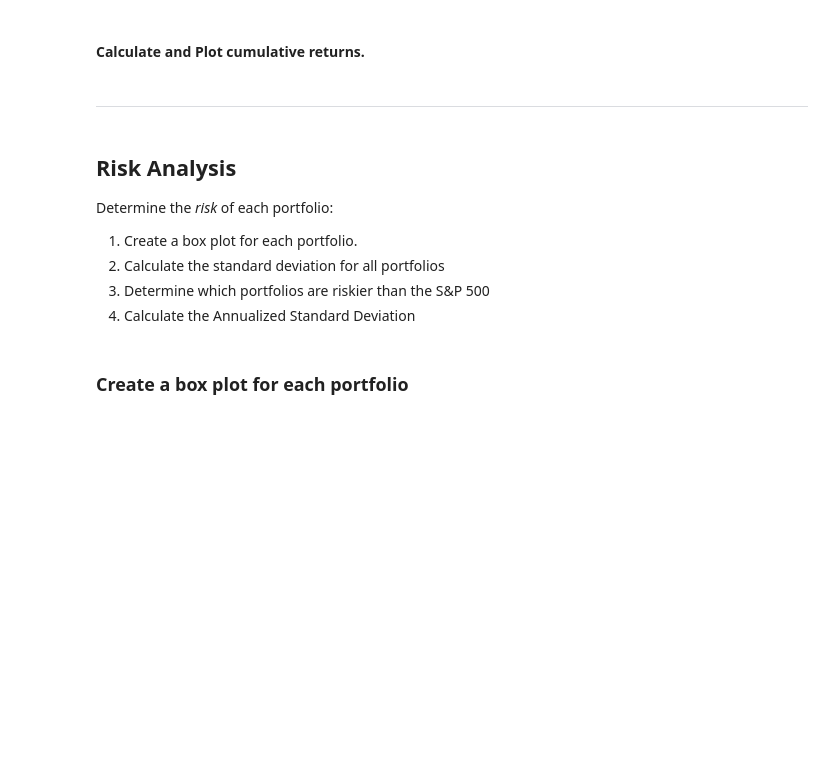
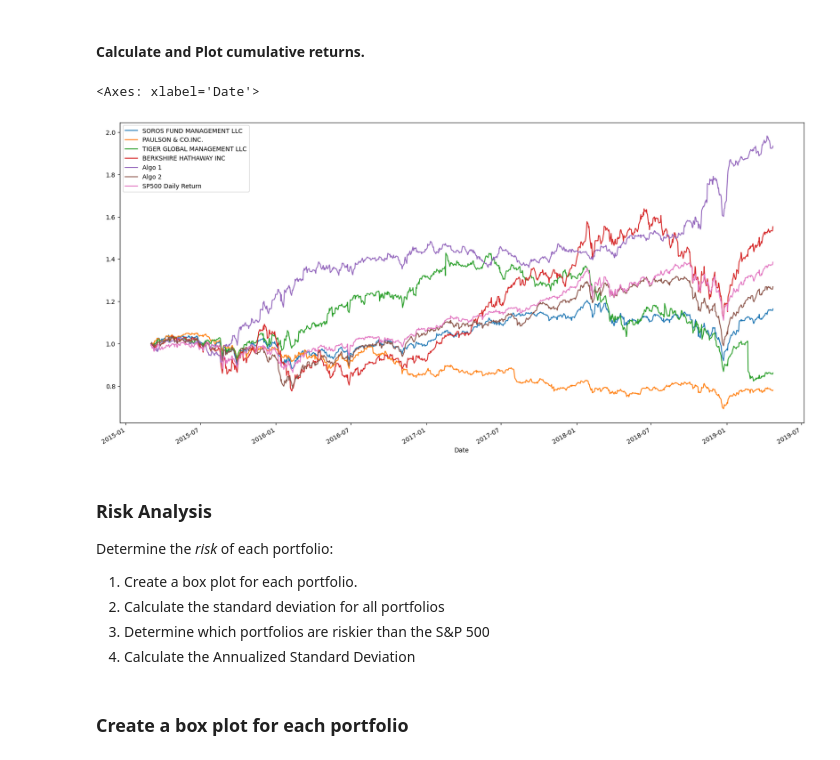
Before and after one commit to gerxxoo/Module_4_challenge, a Jupyter notebook: Starter_Code/whale_analysis.ipynb, the cells around one changed output. Drawn from its saved outputs; the diff is of its cells as text; code cells hidden in the pictures; blank space fills up the shorter version.

```diff
--- a/Starter_Code/whale_analysis.ipynb
+++ b/Starter_Code/whale_analysis.ipynb
@@ -212,12 +218,15 @@ In this section, you will calculate and visualize performance and risk metrics f
 #### Calculate and Plot cumulative returns.
 # %%
 # Calculate cumulative returns of all portfolios
-
+cumulative_returns = (1 + joined_returns).cumprod()
+# cumulative_returns  ## Just wanted to see the chart of cumulative returns
 # Plot cumulative returns
+cumulative_returns.plot(figsize = (20,10))
+# %% [output]
+<Axes: xlabel='Date'>
+[figure, added]
-# %% [markdown]
----
 # %% [markdown]
-## Risk Analysis
+### Risk Analysis
 
 Determine the _risk_ of each portfolio:
 
```
Also changed, not shown: parts of 12 cells of this notebook.
